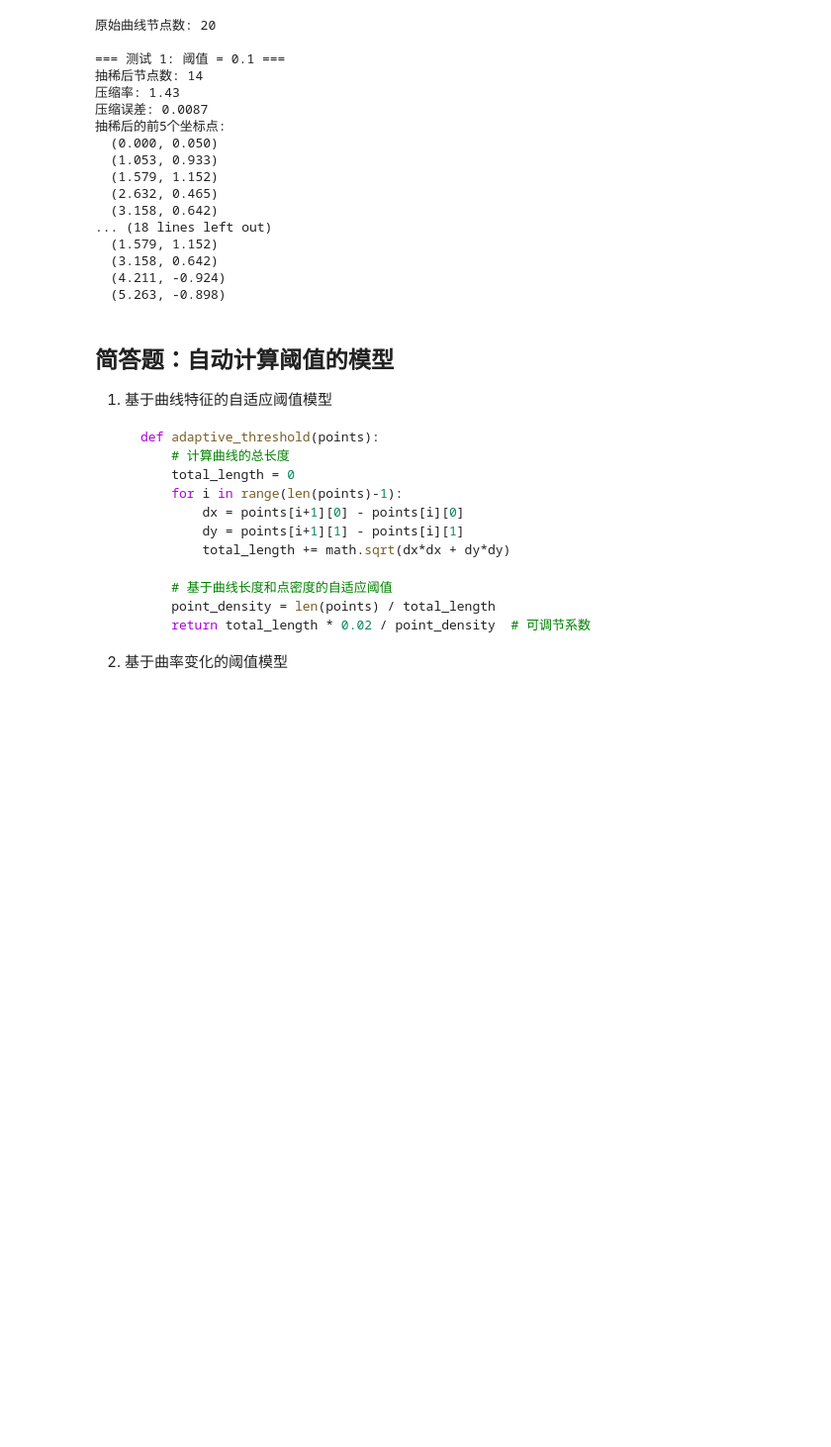
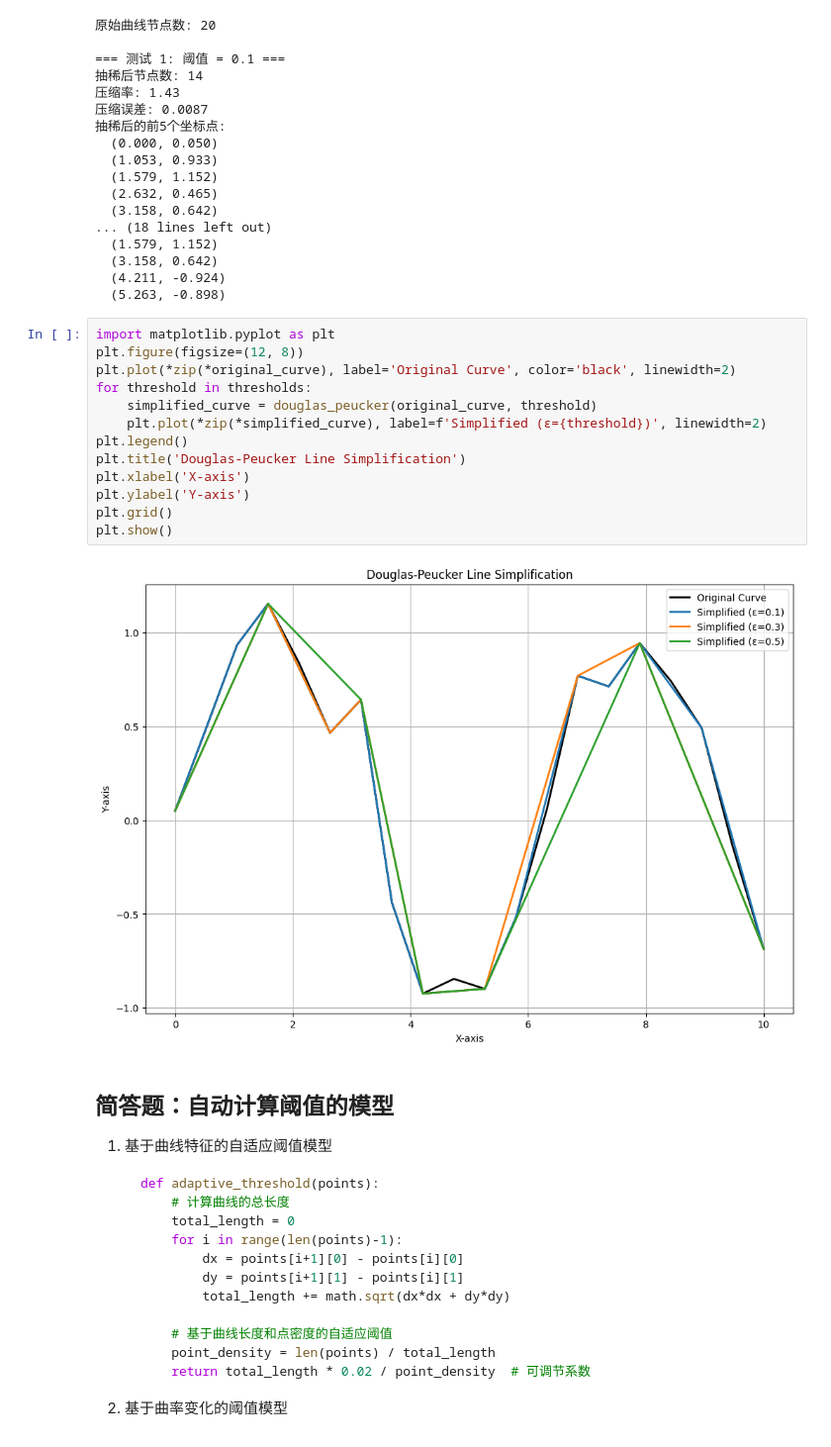
Before and after one commit to WiIIiamWei/PythonWorks, a Jupyter notebook: GISAlgo/douglas-peucker.ipynb, the cells around one changed output. Shown at 99% size. Cells and saved outputs as stored; diff of their text form; blank space fills up the shorter version.

Commit message:
add: dp graph

```diff
--- a/GISAlgo/douglas-peucker.ipynb
+++ b/GISAlgo/douglas-peucker.ipynb
@@ -116,6 +116,21 @@ for i, threshold in enumerate(thresholds):
   (3.158, 0.642)
   (4.211, -0.924)
   (5.263, -0.898)
+# %%
+import matplotlib.pyplot as plt
+plt.figure(figsize=(12, 8))
+plt.plot(*zip(*original_curve), label='Original Curve', color='black', linewidth=2)
+for threshold in thresholds:
+    simplified_curve = douglas_peucker(original_curve, threshold)
+    plt.plot(*zip(*simplified_curve), label=f'Simplified (ε={threshold})', linewidth=2)
+plt.legend()
+plt.title('Douglas-Peucker Line Simplification')
+plt.xlabel('X-axis')
+plt.ylabel('Y-axis')
+plt.grid()
+plt.show()
+# %% [output]
+[figure, added]
 # %% [markdown]
 ## 简答题：自动计算阈值的模型
 
```
